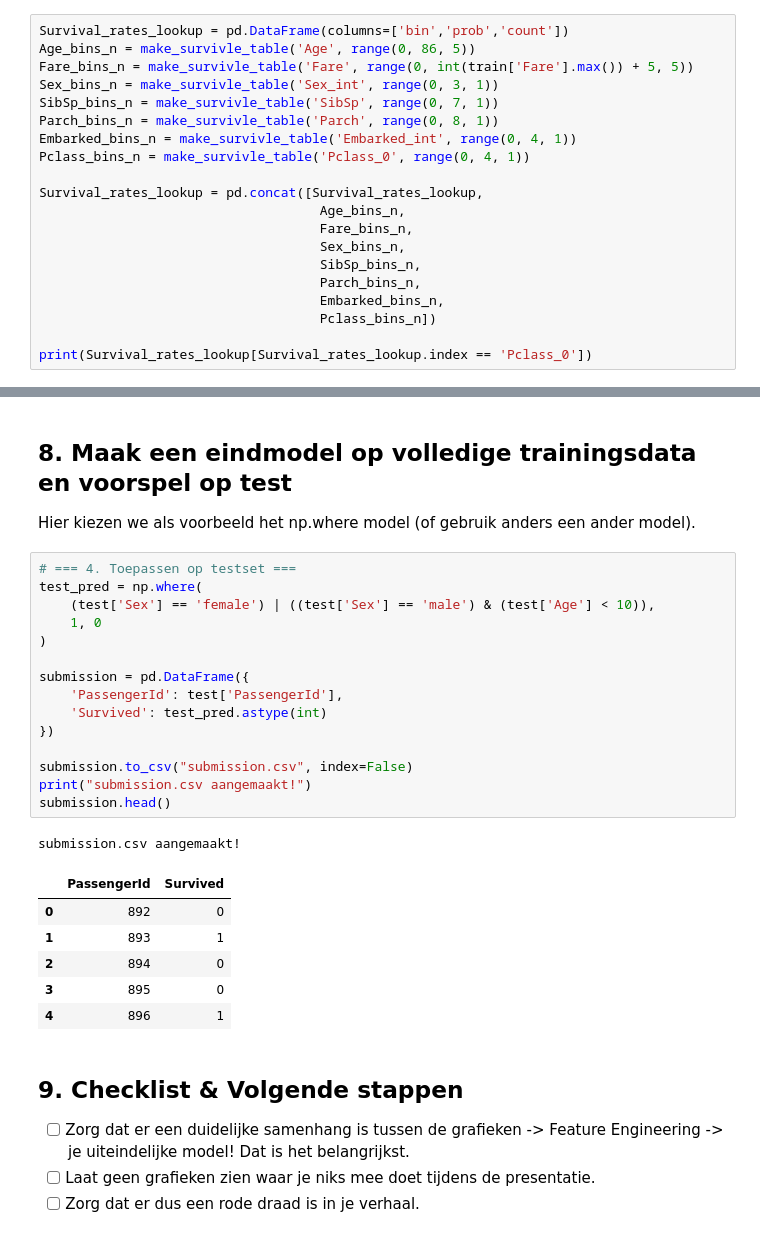
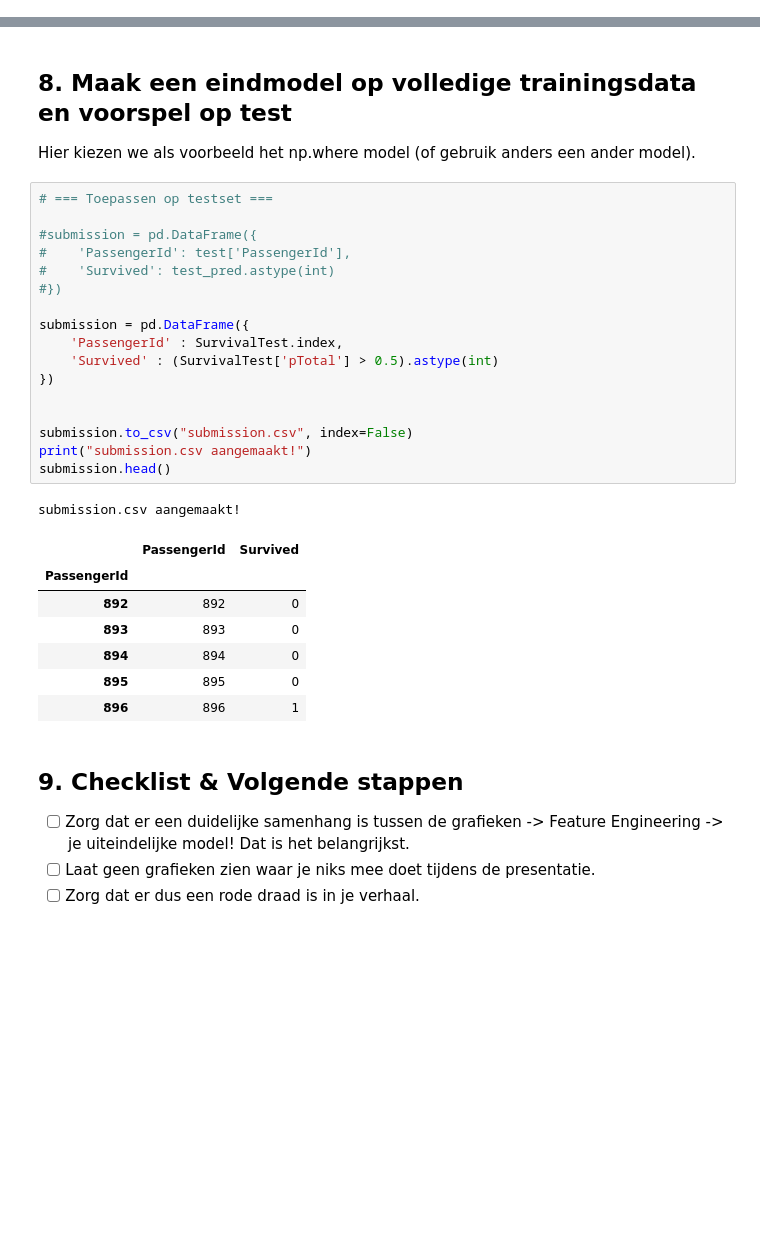
Before and after one commit to Buusta/Data-Science-Groep-10, a Jupyter notebook: case 1/Titanic.ipynb, the cells around one changed output, grey strips where cells are left out. Saved outputs shown, nothing was run; the diff lists cells and outputs as text; blank space fills up the shorter version.

```diff
--- a/case 1/Titanic.ipynb
+++ b/case 1/Titanic.ipynb
@@ -155,20 +135,0 @@ def make_survivle_table(col, bins):
-# %%
-Survival_rates_lookup = pd.DataFrame(columns=['bin','prob','count'])
-Age_bins_n = make_survivle_table('Age', range(0, 86, 5))
-Fare_bins_n = make_survivle_table('Fare', range(0, int(train['Fare'].max()) + 5, 5))
-Sex_bins_n = make_survivle_table('Sex_int', range(0, 3, 1))
-SibSp_bins_n = make_survivle_table('SibSp', range(0, 7, 1))
-Parch_bins_n = make_survivle_table('Parch', range(0, 8, 1))
-Embarked_bins_n = make_survivle_table('Embarked_int', range(0, 4, 1))
-Pclass_bins_n = make_survivle_table('Pclass_0', range(0, 4, 1))
-
-Survival_rates_lookup = pd.concat([Survival_rates_lookup,
-                                    Age_bins_n,
-                                    Fare_bins_n,
-                                    Sex_bins_n,
-                                    SibSp_bins_n,
-                                    Parch_bins_n,
-                                    Embarked_bins_n,
-                                    Pclass_bins_n])
-
-print(Survival_rates_lookup[Survival_rates_lookup.index == 'Pclass_0'])
@@ -261,28 +316,31 @@ train_pred = np.where(
 
 Hier kiezen we als voorbeeld het np.where model (of gebruik anders een ander model).
 # %%
-# === 4. Toepassen op testset ===
-test_pred = np.where(
-    (test['Sex'] == 'female') | ((test['Sex'] == 'male') & (test['Age'] < 10)),
-    1, 0
-)
+# === Toepassen op testset ===
+
+#submission = pd.DataFrame({
+#    'PassengerId': test['PassengerId'],
+#    'Survived': test_pred.astype(int)
+#})
 
 submission = pd.DataFrame({
-    'PassengerId': test['PassengerId'],
-    'Survived': test_pred.astype(int)
+    'PassengerId' : SurvivalTest.index,
+    'Survived' : (SurvivalTest['pTotal'] > 0.5).astype(int)
 })
+
 
 submission.to_csv("submission.csv", index=False)
 print("submission.csv aangemaakt!")
 submission.head()
 # %% [output]
 submission.csv aangemaakt!
 |  | PassengerId | Survived |
-| 0 | 892 | 0 |
-| 1 | 893 | 1 |
-| 2 | 894 | 0 |
-| 3 | 895 | 0 |
-| 4 | 896 | 1 |
+| PassengerId |  |  |
+| 892 | 892 | 0 |
+| 893 | 893 | 0 |
+| 894 | 894 | 0 |
+| 895 | 895 | 0 |
+| 896 | 896 | 1 |
 # %% [markdown]
 ## 9. Checklist & Volgende stappen
 
```
Also changed, not shown: parts of 10 cells of this notebook.
